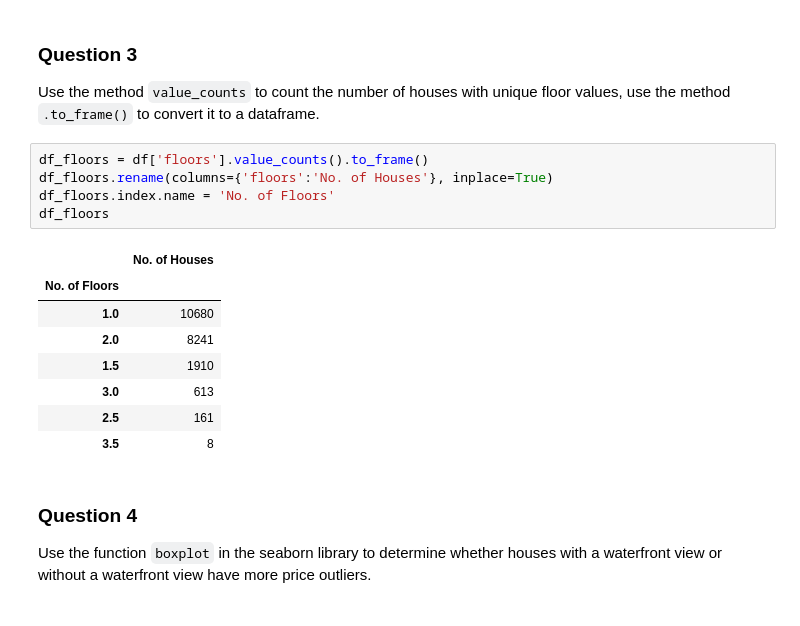
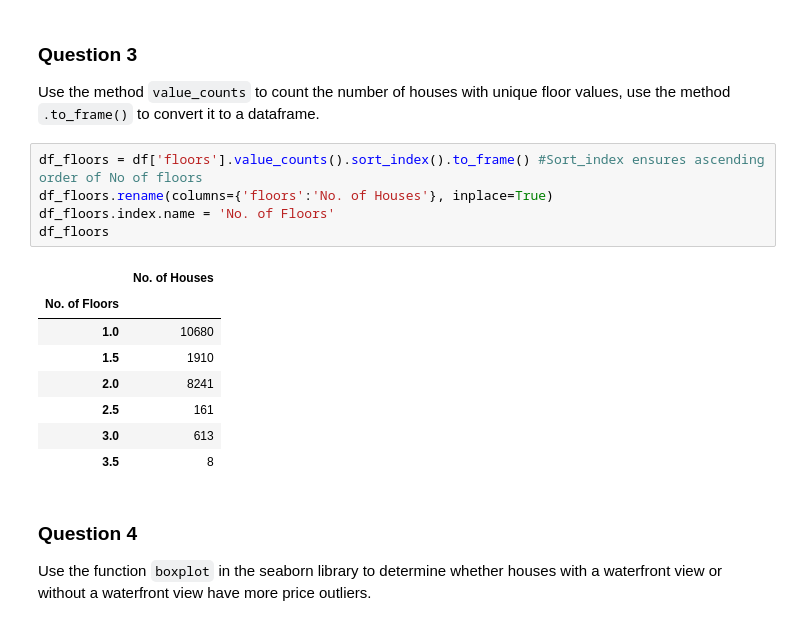
Before and after one commit to mugdhav/IBMCert, a Jupyter notebook: House_Sales_Data_Analysis_solved.ipynb, the cells around one changed output. Saved outputs shown, nothing was run; the diff lists cells and outputs as text.

```diff
--- a/House_Sales_Data_Analysis_solved.ipynb
+++ b/House_Sales_Data_Analysis_solved.ipynb
@@ -179,18 +179,18 @@ number of NaN values for the column bathrooms : 0
 ### Question 3
 Use the method <code>value_counts</code> to count the number of houses with unique floor values, use the method <code>.to_frame()</code> to convert it to a dataframe.
 # %%
-df_floors = df['floors'].value_counts().to_frame()
+df_floors = df['floors'].value_counts().sort_index().to_frame() #Sort_index ensures ascending order of No of floors
 df_floors.rename(columns={'floors':'No. of Houses'}, inplace=True)
 df_floors.index.name = 'No. of Floors'
 df_floors
 # %% [output]
 |  | No. of Houses |
 | No. of Floors |  |
 | 1.0 | 10680 |
+| 1.5 | 1910 |
 | 2.0 | 8241 |
-| 1.5 | 1910 |
+| 2.5 | 161 |
 | 3.0 | 613 |
-| 2.5 | 161 |
 | 3.5 | 8 |
 # %% [markdown]
 ### Question 4
```
